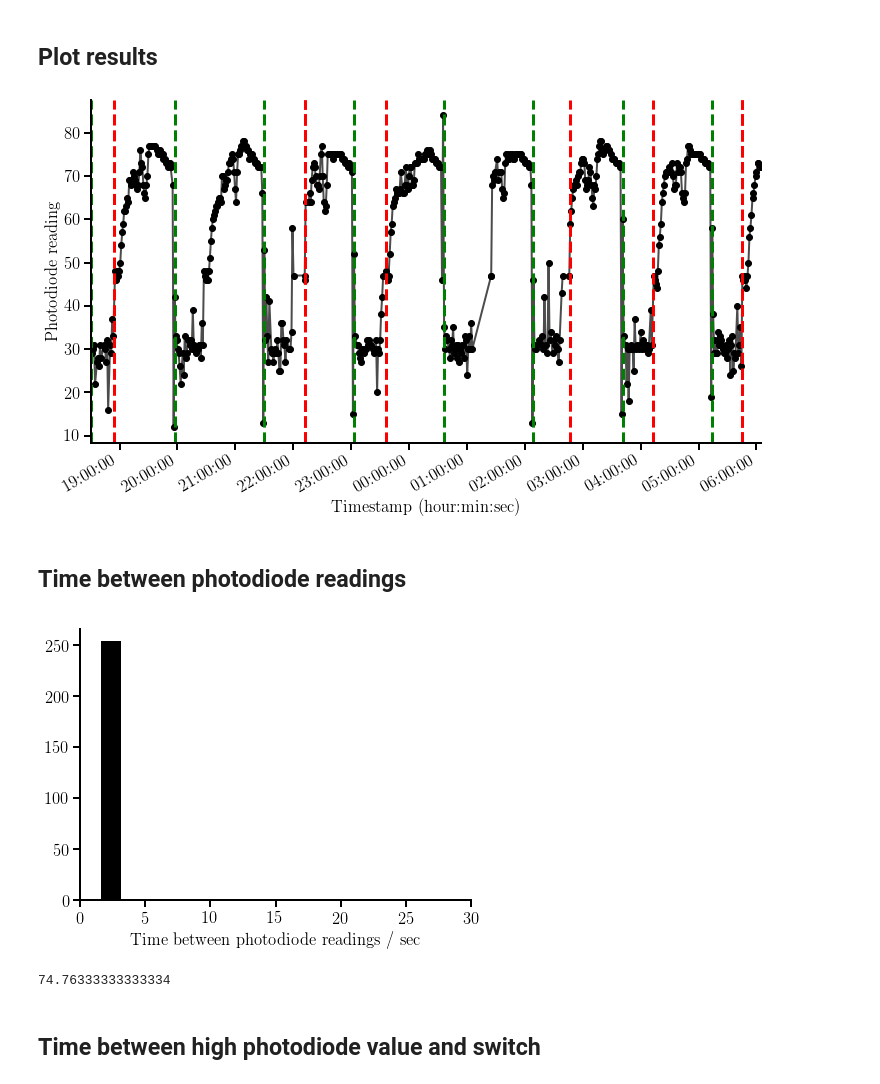
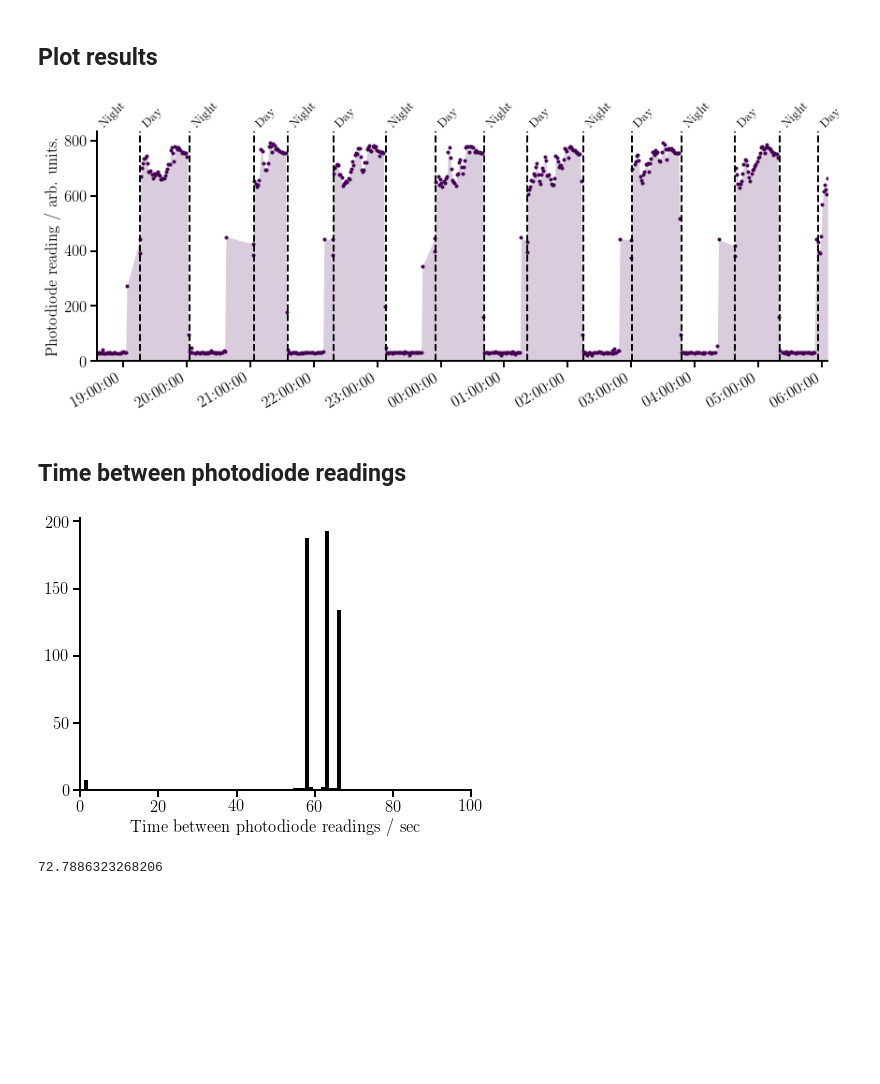
Before and after one commit to cescalara/euso_tools, a Jupyter notebook: log_parsing/log_parsing.ipynb, the cells around one changed output. Saved outputs shown, nothing was run; the diff lists cells and outputs as text; code cells hidden in the pictures; blank space fills up the shorter version.

```diff
--- a/log_parsing/log_parsing.ipynb
+++ b/log_parsing/log_parsing.ipynb
@@ -7,7 +7,7 @@ from matplotlib import dates as mdates
 import datetime
 from datetime import date, time
 # %%
-filename = 'test_data/CPU_MAIN__2020_02_21__18_29_19.log'
+filename = 'test_data/CPU_MAIN__2020_03_02__18_34_22.log'
 search_str = 'average photodiode reading is:'
 day_str = 'entering DAY mode'
 night_str = 'entering NIGHT mode'
@@ -50,7 +44,7 @@ for l in lines:
     ts = l[start-22:start-7]
     timestamp.append(time(hour=int(ts[0:2]), minute=int(ts[3:5]),
                           second=int(ts[6:8]), microsecond=int(ts[9:15])))
-    photodiode.append(float(l[start+31:start+33]))
+    photodiode.append(float(l[start+31:start+34]))
 
 # Combine day and timestamp
 x_dt = [ datetime.datetime.combine(d, t) for d, t in zip(day, timestamp) ]
@@ -84,3 +78,15 @@ x_night = [ datetime.datetime.combine(d, t) for d, t in zip(day, night_switch) ]
 ## Plot results
 # %%
 plt.style.use('minimalist')
+# %%
+# FIX: add automatic correction of cutoff timestamps
+cut_off_day = []
+cut_off_day.append(datetime.datetime(year=2020, month=3, day=2,
+                                     hour=19, minute=16, second=11,
+                                     microsecond=998299))
+cut_off_day.append(datetime.datetime(year=2020, month=3, day=2,
+                                     hour=21, minute=3, second=25,
+                                     microsecond=159827))
+cut_off_day.append(datetime.datetime(year=2020, month=3, day=3,
+                                     hour=3, minute=0, second=14,
+                                     microsecond=493104))
@@ -87,21 +95,29 @@ plt.style.use('minimalist')
 # %%
 fig, ax = plt.subplots()
-fig.set_size_inches((12, 7))
-ax.plot(x_dt, photodiode, 'ko')
-ax.plot(x_dt, photodiode, 'k', alpha=0.7)
-for d in x_day:
-    ax.axvline(d, color='r', linestyle='--', lw=3)
+fig.set_size_inches((14, 5))
+ax.plot(x_dt, photodiode, 'o', color=plt.cm.viridis(0), markersize=3, alpha=1)
+#ax.plot(x_dt, photodiode, alpha=0.7, color=plt.cm.viridis(0), lw=2)
+ax.fill_between(x_dt, photodiode, np.tile(0, len(photodiode)),
+                alpha=0.2, color=plt.cm.viridis(0), lw=0)
+for d in np.array(x_day)[np.array([0, 1, 2, 5, 8])]:
+    ax.axvline(d, color='k', linestyle='--', lw=2)
+    ax.text(d, 850, 'Day', rotation=45)
+for d in cut_off_day:
+    ax.axvline(d, color='k', linestyle='--', lw=2)
+    ax.text(d, 850, 'Day', rotation=45)
 for n in x_night:
-    ax.axvline(n, color='g', linestyle='--', lw=3)
+    ax.axvline(n, color='k', linestyle='--', lw=2)
+    ax.text(n, 850, 'Night', rotation=45)
 myFmt = mdates.DateFormatter('%H:%M:%S')
 ax.xaxis.set_major_formatter(myFmt)
 fig.autofmt_xdate()
-ax.set_xlabel('Timestamp (hour:min:sec)')
-ax.set_ylabel('Photodiode reading')
+#ax.set_xlabel('Timestamp (hour:min:sec)')
+ax.set_ylabel('Photodiode reading / arb. units.')
 ax.set_xlim(x_dt[0])
-fig.savefig('figures/photodiode_timeseries.pdf', dpi=500, bbox_inches='tight')
+ax.set_ylim(0)
+fig.savefig('figures/log_parsing.pdf', dpi=500, bbox_inches='tight')
 # %% [output]
-[figure, old version]
+[figure, new version]
 # %% [markdown]
 ## Time between photodiode readings
 # %%
@@ -109,14 +125,12 @@ delta_t = np.array(x_dt[1:]) - np.array(x_dt[0:-1])
 delta_t = [_.seconds for _ in delta_t]
 
 fig, ax = plt.subplots()
-ax.hist(delta_t, bins=np.linspace(0, 30, 20));
+ax.hist(delta_t, bins=np.linspace(0, 100, 100));
 ax.set_xlabel('Time between photodiode readings / sec')
 fig.savefig('figures/photodiode_time_hist.pdf', dpi=500, bbox_inches='tight')
 # %% [output]
-[figure, old version]
+[figure, new version]
 # %%
 np.mean(delta_t)
 # %% [output]
-74.76333333333334
+72.7886323268206
-# %% [markdown]
-## Time between high photodiode value and switch
```
Also changed, not shown: parts of 5 cells of this notebook, 3 other files.
